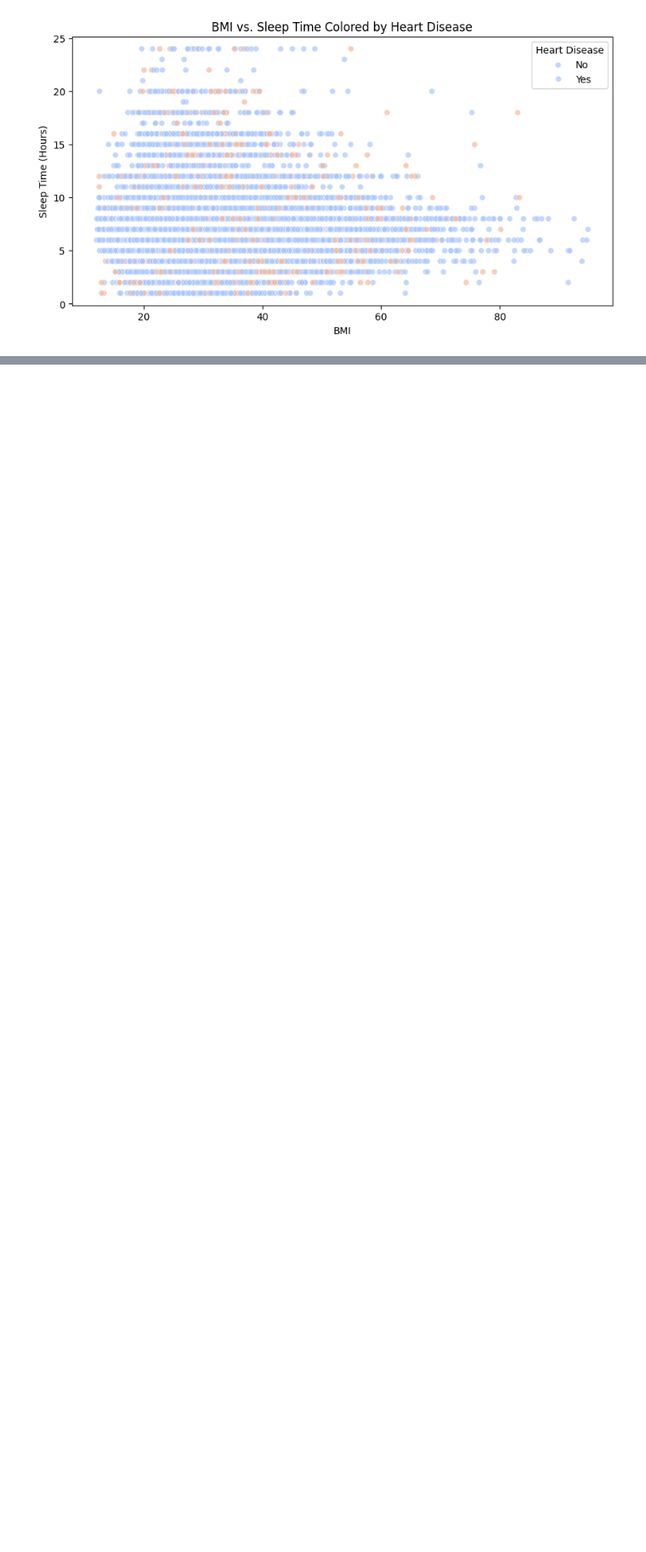
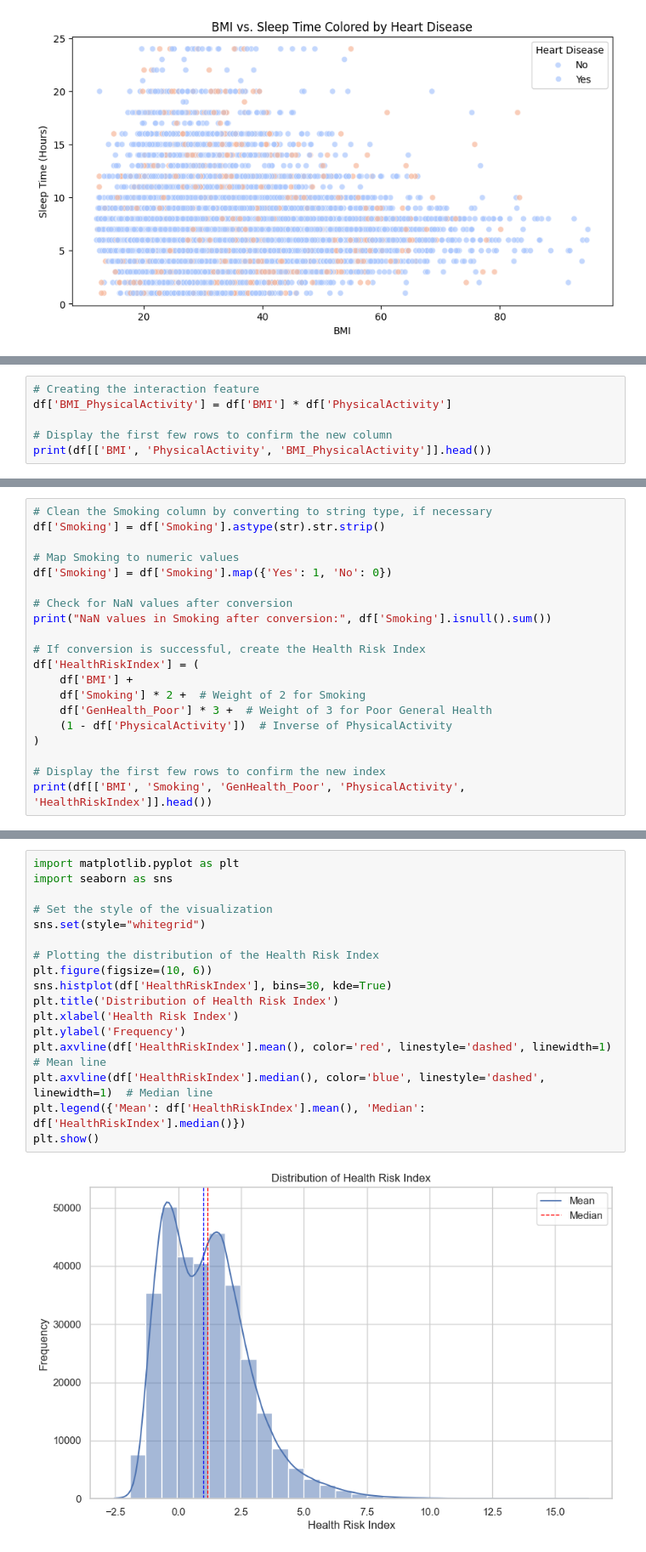
Before and after one commit to sanjna19/CS520_CausalInferenceSanjna, a Jupyter notebook: CS520Project_Refined.ipynb, the cells around one changed output, grey strips where cells are left out. Shown at 85% size. Saved outputs shown, nothing was run; the diff lists cells and outputs as text; blank space fills up the shorter version.

```diff
--- a/CS520Project_Refined.ipynb
+++ b/CS520Project_Refined.ipynb
@@ -406,0 +494,6 @@ plt.show()
+# %%
+# Creating the interaction feature
+df['BMI_PhysicalActivity'] = df['BMI'] * df['PhysicalActivity']
+
+# Display the first few rows to confirm the new column
+print(df[['BMI', 'PhysicalActivity', 'BMI_PhysicalActivity']].head())
@@ -406,0 +578,20 @@ plt.show()
+# %%
+# Clean the Smoking column by converting to string type, if necessary
+df['Smoking'] = df['Smoking'].astype(str).str.strip()
+
+# Map Smoking to numeric values
+df['Smoking'] = df['Smoking'].map({'Yes': 1, 'No': 0})
+
+# Check for NaN values after conversion
+print("NaN values in Smoking after conversion:", df['Smoking'].isnull().sum())
+
+# If conversion is successful, create the Health Risk Index
+df['HealthRiskIndex'] = (
+    df['BMI'] +
+    df['Smoking'] * 2 +  # Weight of 2 for Smoking
+    df['GenHealth_Poor'] * 3 +  # Weight of 3 for Poor General Health
+    (1 - df['PhysicalActivity'])  # Inverse of PhysicalActivity
+)
+
+# Display the first few rows to confirm the new index
+print(df[['BMI', 'Smoking', 'GenHealth_Poor', 'PhysicalActivity', 'HealthRiskIndex']].head())
@@ -406,0 +606,19 @@ plt.show()
+# %%
+import matplotlib.pyplot as plt
+import seaborn as sns
+
+# Set the style of the visualization
+sns.set(style="whitegrid")
+
+# Plotting the distribution of the Health Risk Index
+plt.figure(figsize=(10, 6))
+sns.histplot(df['HealthRiskIndex'], bins=30, kde=True)
+plt.title('Distribution of Health Risk Index')
+plt.xlabel('Health Risk Index')
+plt.ylabel('Frequency')
+plt.axvline(df['HealthRiskIndex'].mean(), color='red', linestyle='dashed', linewidth=1)  # Mean line
+plt.axvline(df['HealthRiskIndex'].median(), color='blue', linestyle='dashed', linewidth=1)  # Median line
+plt.legend({'Mean': df['HealthRiskIndex'].mean(), 'Median': df['HealthRiskIndex'].median()})
+plt.show()
+# %% [output]
+[figure, added]
```
Also changed, not shown: parts of 15 cells of this notebook.
